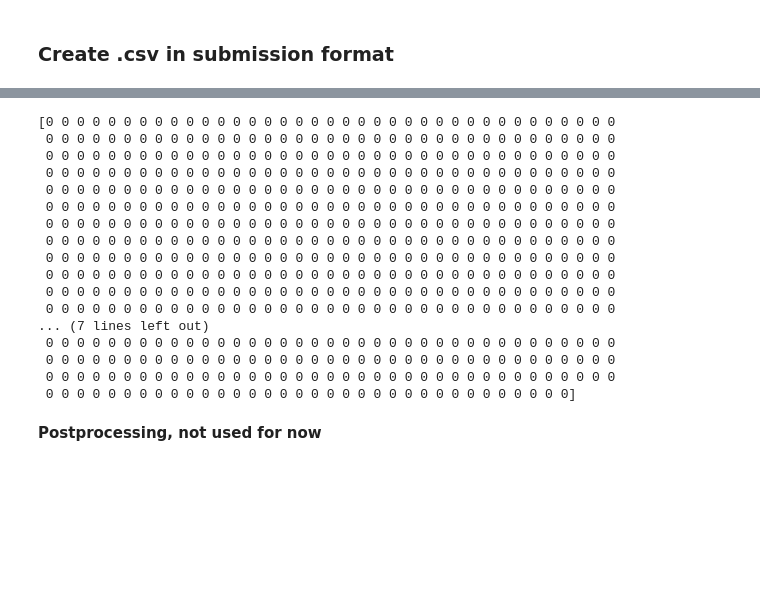
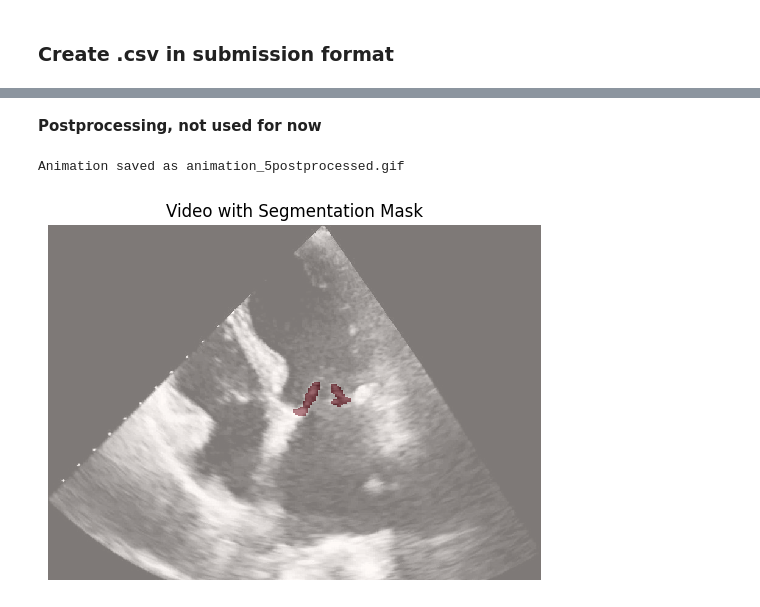
Before and after one commit to Teywi/Mitral_Valve_Segmentation, a Jupyter notebook: task3.ipynb, the cells around one changed output, grey strips where cells are left out. Cells and saved outputs as stored; diff of their text form; code cells hidden in the pictures; blank space fills up the shorter version.

```diff
--- a/task3.ipynb
+++ b/task3.ipynb
@@ -333,7 +343,7 @@ trained_model = train_model(
     valid_generator=generated_data_valid,
     steps_per_epoch=steps_per_epoch,
     validation_steps=validation_steps,
-    num_epochs=30
+    num_epochs=60
 )
 # %% [output]
 cuda
@@ -580,6 +590,7 @@ def create_submission(model, X_test, original_sizes, test_data, threshold=0.5, s
     submission_df = pd.DataFrame({"id": ids, "value": values})
     submission_df.to_csv(submission_file, index=False)
     print(f"Submission file saved as {submission_file}")
+    return masks
 # %%
 def generate_masks(model, X_test, original_sizes, test_data, threshold=0.5):
     """
@@ -636,7 +647,7 @@ trained_model = UNetPlusPlus(in_channels=5, out_channels=1)
 
 # Load the saved weights
 trained_model.load_state_dict(torch.load("best_model.pth"))
-create_submission(trained_model, X_test, original_sizes, test_names, threshold=0.9, submission_file="submission_090.csv")
+predicted_masks = create_submission(trained_model, X_test, original_sizes, test_names, threshold=0.9, submission_file="submission_r6-10_s256_bs8_e60_t090.csv")
 
 # predicted_masks = generate_masks(trained_model, X_test, original_sizes, test_names, threshold=0.05)
 # %% [output]
@@ -743,24 +787,3 @@ for i in range(20):
-# %%
-print(predicted_masks["E9AHVWGBUF"].ravel()[222972:223820])
-# [222972:223795]
-# %% [output]
-[0 0 0 0 0 0 0 0 0 0 0 0 0 0 0 0 0 0 0 0 0 0 0 0 0 0 0 0 0 0 0 0 0 0 0 0 0
- 0 0 0 0 0 0 0 0 0 0 0 0 0 0 0 0 0 0 0 0 0 0 0 0 0 0 0 0 0 0 0 0 0 0 0 0 0
- 0 0 0 0 0 0 0 0 0 0 0 0 0 0 0 0 0 0 0 0 0 0 0 0 0 0 0 0 0 0 0 0 0 0 0 0 0
- 0 0 0 0 0 0 0 0 0 0 0 0 0 0 0 0 0 0 0 0 0 0 0 0 0 0 0 0 0 0 0 0 0 0 0 0 0
- 0 0 0 0 0 0 0 0 0 0 0 0 0 0 0 0 0 0 0 0 0 0 0 0 0 0 0 0 0 0 0 0 0 0 0 0 0
- 0 0 0 0 0 0 0 0 0 0 0 0 0 0 0 0 0 0 0 0 0 0 0 0 0 0 0 0 0 0 0 0 0 0 0 0 0
- 0 0 0 0 0 0 0 0 0 0 0 0 0 0 0 0 0 0 0 0 0 0 0 0 0 0 0 0 0 0 0 0 0 0 0 0 0
- 0 0 0 0 0 0 0 0 0 0 0 0 0 0 0 0 0 0 0 0 0 0 0 0 0 0 0 0 0 0 0 0 0 0 0 0 0
- 0 0 0 0 0 0 0 0 0 0 0 0 0 0 0 0 0 0 0 0 0 0 0 0 0 0 0 0 0 0 0 0 0 0 0 0 0
- 0 0 0 0 0 0 0 0 0 0 0 0 0 0 0 0 0 0 0 0 0 0 0 0 0 0 0 0 0 0 0 0 0 0 0 0 0
- 0 0 0 0 0 0 0 0 0 0 0 0 0 0 0 0 0 0 0 0 0 0 0 0 0 0 0 0 0 0 0 0 0 0 0 0 0
- 0 0 0 0 0 0 0 0 0 0 0 0 0 0 0 0 0 0 0 0 0 0 0 0 0 0 0 0 0 0 0 0 0 0 0 0 0
-... (7 lines left out)
- 0 0 0 0 0 0 0 0 0 0 0 0 0 0 0 0 0 0 0 0 0 0 0 0 0 0 0 0 0 0 0 0 0 0 0 0 0
- 0 0 0 0 0 0 0 0 0 0 0 0 0 0 0 0 0 0 0 0 0 0 0 0 0 0 0 0 0 0 0 0 0 0 0 0 0
- 0 0 0 0 0 0 0 0 0 0 0 0 0 0 0 0 0 0 0 0 0 0 0 0 0 0 0 0 0 0 0 0 0 0 0 0 0
- 0 0 0 0 0 0 0 0 0 0 0 0 0 0 0 0 0 0 0 0 0 0 0 0 0 0 0 0 0 0 0 0 0 0]
 # %% [markdown]
 
 **Postprocessing, not used for now**
@@ -900,11 +923,28 @@ plt.imshow(mask, cmap="gray")
 plt.axis("off")
 plt.tight_layout()
 plt.show()
-# %%
-refined_mask = postprocess_segmentation(image, mask, refine_method="grabcut", iterations=10)
-
-# Visualize the refined mask
-plt.imshow(refined_mask, cmap="gray")
-plt.title("Refined Mask")
-plt.axis("off")
-plt.show()
+# %%
+
+refined_video_masks = []
+num_frames = predicted_masks[test_data[5]["name"]].shape[2]
+for frame_idx in range(num_frames):
+    # Process each frame individually
+    refined_mask = postprocess_segmentation(
+        test_data[5]["video"][:, :, frame_idx], predicted_masks[test_data[5]["name"]][:, :, frame_idx], refine_method='grabcut', iterations=10
+    )
+    refined_video_masks.append(refined_mask)
+
+# Combine processed frames back into a video format
+refined_video_masks = np.stack(refined_video_masks, axis=-1)
+
+
+# Visualize the video with refined masks
+play_video_with_mask(
+    test_data[5]["video"],  # Original video
+    refined_video_masks,  # Refined masks
+    output_file=f"animation_5postprocessed.gif",  # Save as GIF
+    fps=15
+)
+# %% [output]
+Animation saved as animation_5postprocessed.gif
+[figure, added]
```
Also changed, not shown: parts of 12 cells of this notebook.
